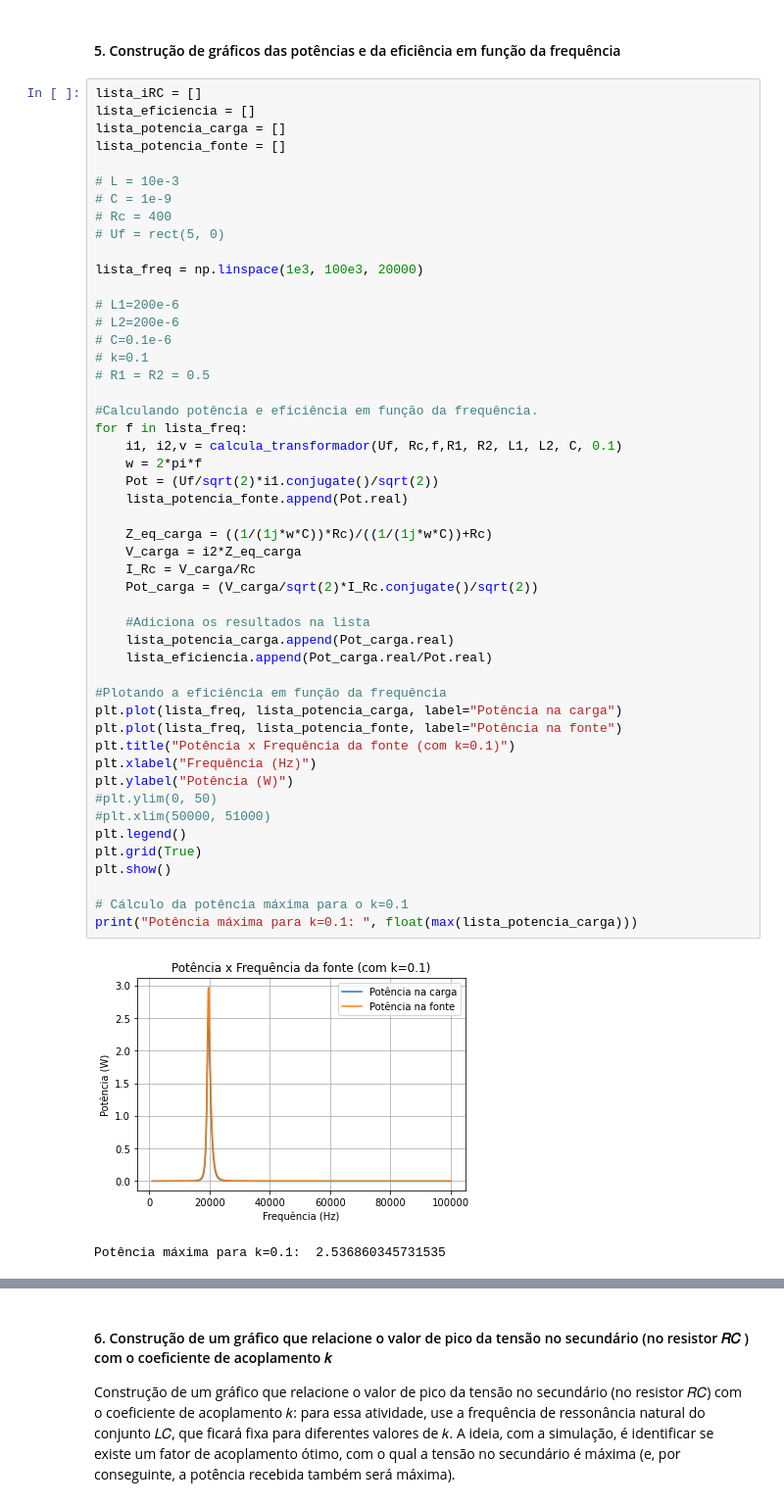
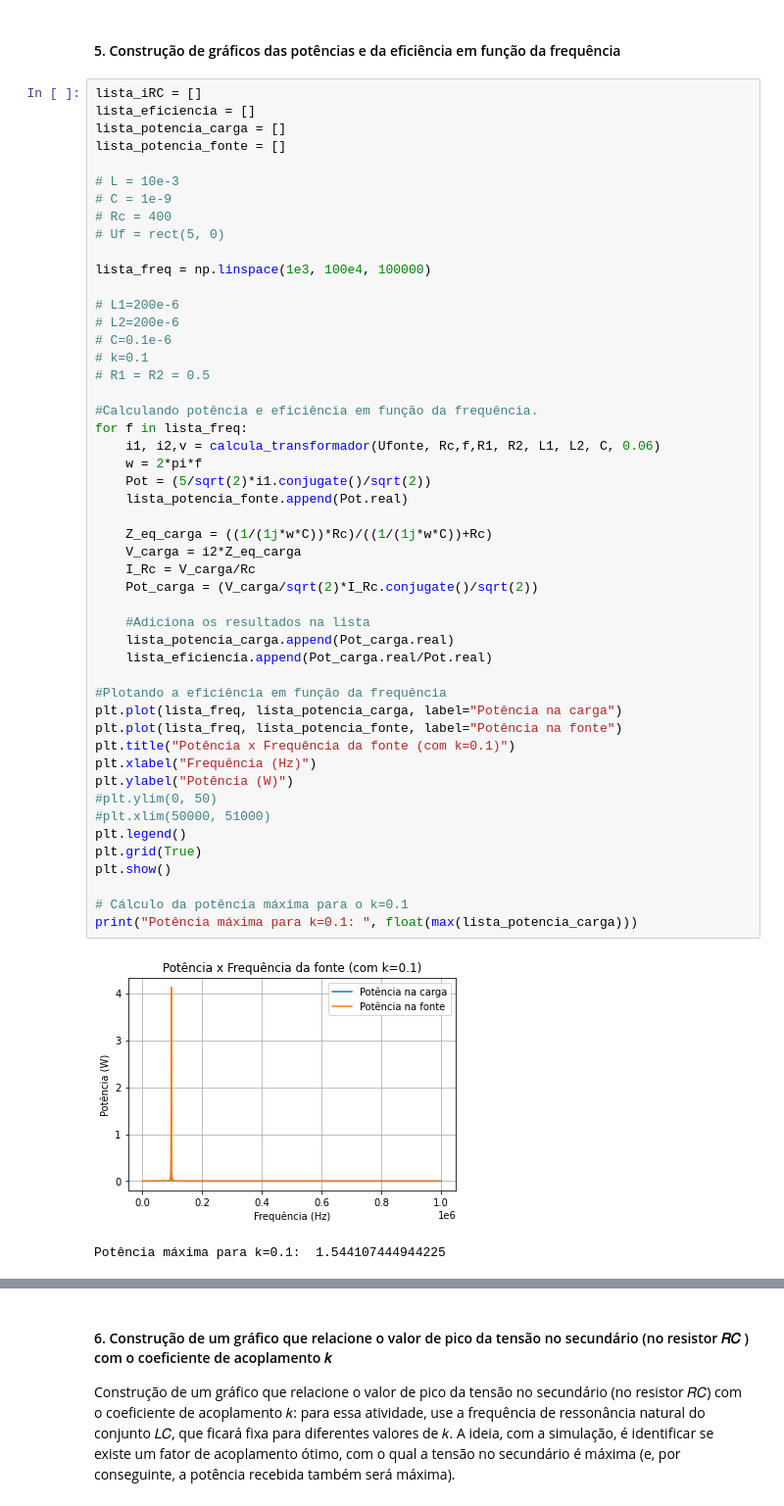
Before and after one commit to pedrofracassi/insper-eletromag-projeto, a Jupyter notebook: Etapa1.ipynb, the cells around one changed output, grey strips where cells are left out. Shown: that part at 98% size. Drawn from its saved outputs; the diff is of its cells as text.

```diff
--- a/Etapa1.ipynb
+++ b/Etapa1.ipynb
@@ -161,7 +161,7 @@ lista_potencia_fonte = []
 # Rc = 400
 # Uf = rect(5, 0)
 
-lista_freq = np.linspace(1e3, 100e3, 20000)
+lista_freq = np.linspace(1e3, 100e4, 100000)
 
 # L1=200e-6
 # L2=200e-6
@@ -171,37 +171,37 @@ lista_freq = np.linspace(1e3, 100e3, 20000)
 
 #Calculando potência e eficiência em função da frequência.
 for f in lista_freq:
-    i1, i2,v = calcula_transformador(Uf, Rc,f,R1, R2, L1, L2, C, 0.1)
+    i1, i2,v = calcula_transformador(Ufonte, Rc,f,R1, R2, L1, L2, C, 0.06)
     w = 2*pi*f
-    Pot = (Uf/sqrt(2)*i1.conjugate()/sqrt(2))
+    Pot = (5/sqrt(2)*i1.conjugate()/sqrt(2))
     lista_potencia_fonte.append(Pot.real)
 
     Z_eq_carga = ((1/(1j*w*C))*Rc)/((1/(1j*w*C))+Rc)
     V_carga = i2*Z_eq_carga
     I_Rc = V_carga/Rc
     Pot_carga = (V_carga/sqrt(2)*I_Rc.conjugate()/sqrt(2))
 
     #Adiciona os resultados na lista
     lista_potencia_carga.append(Pot_carga.real)
     lista_eficiencia.append(Pot_carga.real/Pot.real)
 
 #Plotando a eficiência em função da frequência
 plt.plot(lista_freq, lista_potencia_carga, label="Potência na carga")
 plt.plot(lista_freq, lista_potencia_fonte, label="Potência na fonte")
 plt.title("Potência x Frequência da fonte (com k=0.1)")
 plt.xlabel("Frequência (Hz)")
 plt.ylabel("Potência (W)")
 #plt.ylim(0, 50)
 #plt.xlim(50000, 51000)
 plt.legend()
 plt.grid(True)
 plt.show()
 
 # Cálculo da potência máxima para o k=0.1
 print("Potência máxima para k=0.1: ", float(max(lista_potencia_carga)))
 # %% [output]
-[figure, old version]
+[figure, new version]
-Potência máxima para k=0.1:  2.536860345731535
+Potência máxima para k=0.1:  1.544107444944225
 # %%
 plt.plot(lista_freq, lista_eficiencia)
 # print(lista_eficiencia)
```
Also changed, not shown: parts of 2 cells of this notebook.
